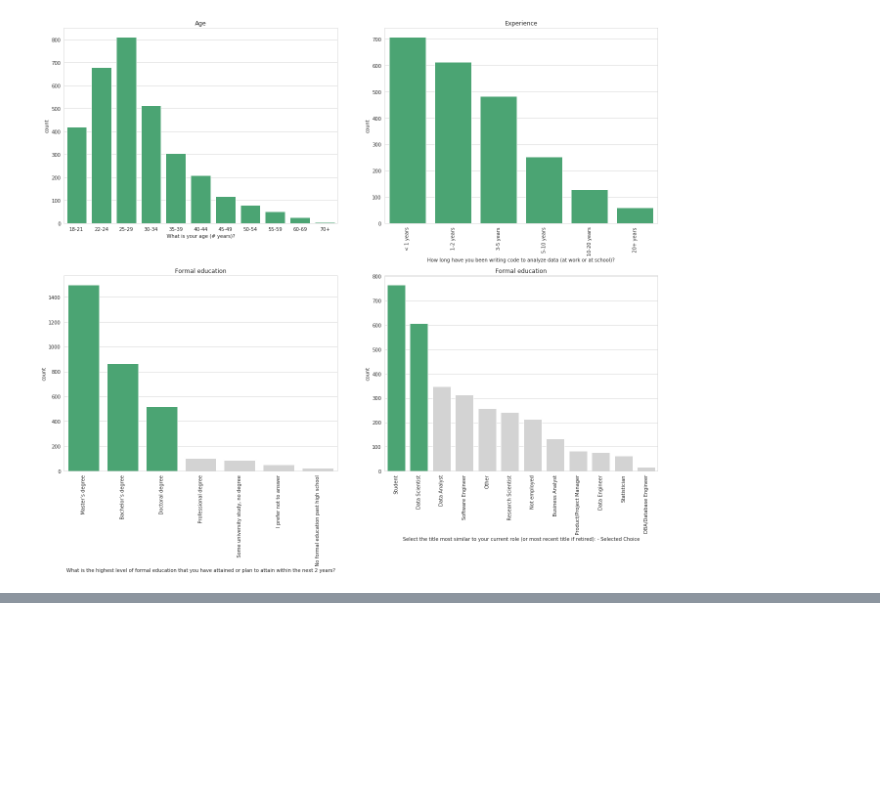
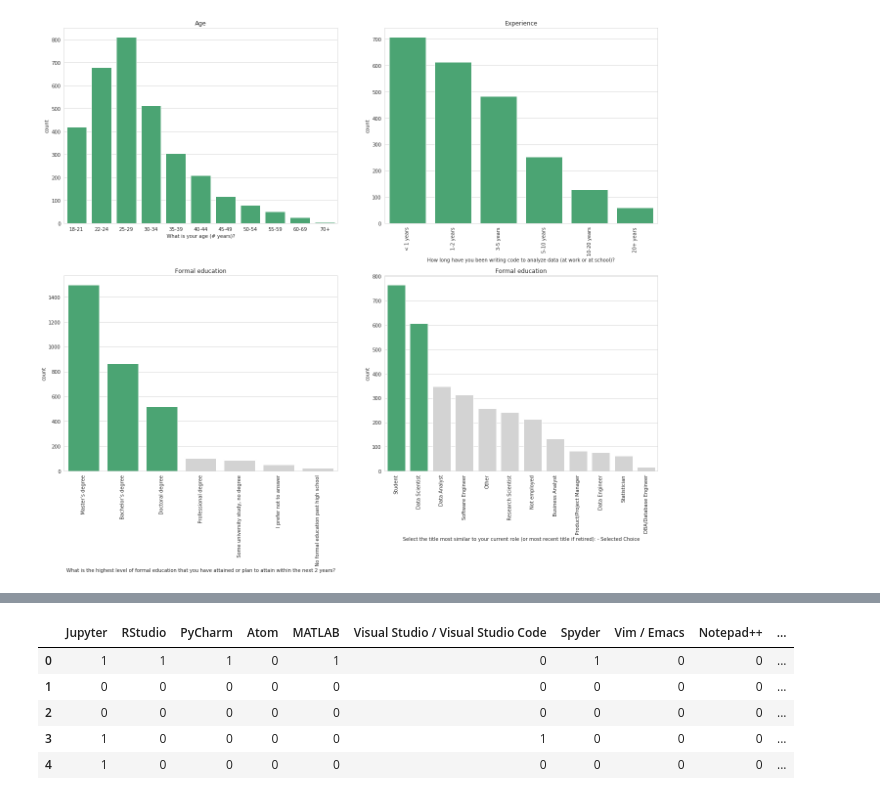
Before and after one commit to sfczekalski/women_kaggle, a Jupyter notebook: notebooks/Analysis.ipynb, the cells around one changed output, grey strips where cells are left out. Saved outputs shown, nothing was run; the diff lists cells and outputs as text; code cells hidden in the pictures; blank space fills up the shorter version.

Commit message:
Biadjacency matrix of kaggler-skill. Not filtered yet, networkx struggles to draw it.

```diff
--- a/notebooks/Analysis.ipynb
+++ b/notebooks/Analysis.ipynb
@@ -2,12 +2,15 @@
 import pandas as pd
 from pandas.api.types import CategoricalDtype
 import numpy as np
+import scipy
+import networkx as nx
 import matplotlib.pyplot as plt
 import seaborn as sns
 sns.set_style('whitegrid')
 color_back = 'lightgray'
 color_front = 'mediumseagreen'
 SEED=42
+data_folder = '../data/'
 
 from IPython.display import clear_output
 
@@ -19,7 +22,7 @@ pd.options.display.max_colwidth = 2000
 import warnings
 warnings.filterwarnings('ignore')
 # %%
-df = pd.read_csv('../data/raw/multiple_choice_responses.csv', header=1)
+df = pd.read_csv(data_folder + 'raw/multiple_choice_responses.csv', header=1)
 _ = df.pop('Duration (in seconds)')
 
 df.rename(columns={'What is your gender? - Selected Choice': 'Gender'}, inplace=True)
@@ -220,0 +226,3 @@ plt.tight_layout();
+# %%
+for c in df.columns:
+    print(c)
@@ -220,0 +247,47 @@ plt.tight_layout();
+# %%
+# Create subsets of variable dedicated to skills, activities, programming languages etc.
+ide_usage = ["Q16_Part_1", "Q16_Part_2", "Q16_Part_3", "Q16_Part_4", "Q16_Part_5", "Q16_Part_6", "Q16_Part_7", "Q16_Part_8", "Q16_Part_9", "Q16_Part_10"]
+notebook_usage = ["Q17_Part_1", "Q17_Part_2", "Q17_Part_3", "Q17_Part_4", "Q17_Part_5", "Q17_Part_6", "Q17_Part_7", "Q17_Part_8", "Q17_Part_9", "Q17_Part_10"]
+language_usage = ["Q18_Part_1", "Q18_Part_2", "Q18_Part_3", "Q18_Part_4", "Q18_Part_5", "Q18_Part_6", "Q18_Part_7", "Q18_Part_8", "Q18_Part_9", "Q18_Part_10"]
+visual_usage = ["Q20_Part_1", "Q20_Part_2", "Q20_Part_3", "Q20_Part_4", "Q20_Part_5", "Q20_Part_6", "Q20_Part_7", "Q20_Part_8", "Q20_Part_9", "Q20_Part_10"]
+algo_usage = ["Q24_Part_1", "Q24_Part_2", "Q24_Part_3", "Q24_Part_4", "Q24_Part_5", "Q24_Part_6", "Q24_Part_7", "Q24_Part_8", "Q24_Part_9", "Q24_Part_10"]
+ml_tools_usage = ["Q25_Part_1", "Q25_Part_2", "Q25_Part_3", "Q25_Part_4", "Q25_Part_5", "Q25_Part_6"]
+cv_usage = ["Q26_Part_1", "Q26_Part_2", "Q26_Part_3", "Q26_Part_4", "Q26_Part_5"]
+nlp_usage = ["Q27_Part_1", "Q27_Part_2", "Q27_Part_3", "Q27_Part_4"]
+ml_frameworks_usage = ["Q28_Part_1", "Q28_Part_2", "Q28_Part_3", "Q28_Part_4", "Q28_Part_5", "Q28_Part_6", "Q28_Part_7", "Q28_Part_8", "Q28_Part_9", "Q28_Part_10"]
+cloud_platforms_usage = ["Q29_Part_1", "Q29_Part_2", "Q29_Part_3", "Q29_Part_4", "Q29_Part_5", "Q29_Part_6", "Q29_Part_7", "Q29_Part_8", "Q29_Part_9", "Q29_Part_10"]
+cloud_products_usage = ["Q30_Part_1", "Q30_Part_2", "Q30_Part_3", "Q30_Part_4", "Q30_Part_5", "Q30_Part_6", "Q30_Part_7", "Q30_Part_8", "Q30_Part_9", "Q30_Part_10"]
+big_data_products_usage = ["Q31_Part_1", "Q31_Part_2", "Q31_Part_3", "Q31_Part_4", "Q31_Part_5", "Q31_Part_6", "Q31_Part_7", "Q31_Part_8", "Q31_Part_9", "Q31_Part_10"]
+ml_products_usage = ["Q32_Part_1", "Q32_Part_2", "Q32_Part_3", "Q32_Part_4", "Q32_Part_5", "Q32_Part_6", "Q32_Part_7", "Q32_Part_8", "Q32_Part_9", "Q32_Part_10"]
+automl_tools = ["Q33_Part_1", "Q33_Part_2", "Q33_Part_3", "Q33_Part_4", "Q33_Part_5", "Q33_Part_6", "Q33_Part_7", "Q33_Part_8", "Q33_Part_9", "Q33_Part_10"]
+db_tools = ["Q34_Part_1", "Q34_Part_2", "Q34_Part_3", "Q34_Part_4", "Q34_Part_5", "Q34_Part_6", "Q34_Part_7", "Q34_Part_8", "Q34_Part_9", "Q34_Part_10"]
+
+# Dataframe with skills related questions
+df_skills = pd.read_csv('../data/raw/multiple_choice_responses.csv')
+skills = [ide_usage, notebook_usage, language_usage, visual_usage, algo_usage,
+          ml_tools_usage, cv_usage, nlp_usage, ml_frameworks_usage,  cloud_platforms_usage,
+          big_data_products_usage, ml_products_usage, automl_tools, db_tools]
+df_skills = df_skills.loc[:, np.concatenate(skills)]
+
+# Questions as column names
+df_skills.columns = df_skills.iloc[0]
+df_skills.drop(df_skills.index[0], inplace=True)
+df_skills = df_skills.reset_index(drop=True)
+
+# Shorten column names - only a skill name
+for c in df_skills.columns:
+    column_name = c.split('Selected Choice - ')[-1].strip().split('(')[0]
+    df_skills.rename(columns={c: column_name}, inplace=True)
+
+# Binarize
+df_skills[~df_skills.isnull()] = 1
+df_skills[df_skills.isnull()] = 0
+df_skills = df_skills.astype(np.int8)
+df_skills.head()
+# %% [output]
+|  | Jupyter | RStudio | PyCharm | Atom | MATLAB | Visual Studio / Visual Studio Code | Spyder | Vim / Emacs | Notepad++ | ... |
+| 0 | 1 | 1 | 1 | 0 | 1 | 0 | 1 | 0 | 0 | ... |
+| 1 | 0 | 0 | 0 | 0 | 0 | 0 | 0 | 0 | 0 | ... |
+| 2 | 0 | 0 | 0 | 0 | 0 | 0 | 0 | 0 | 0 | ... |
+| 3 | 1 | 0 | 0 | 0 | 0 | 1 | 0 | 0 | 0 | ... |
+| 4 | 1 | 0 | 0 | 0 | 0 | 0 | 0 | 0 | 0 | ... |
```
Also changed, not shown: parts of 7 cells of this notebook.
